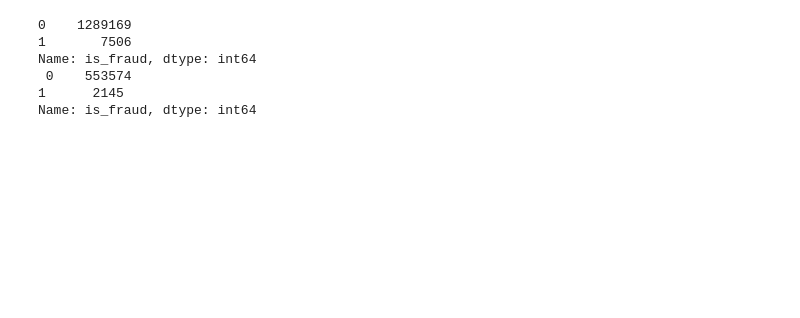
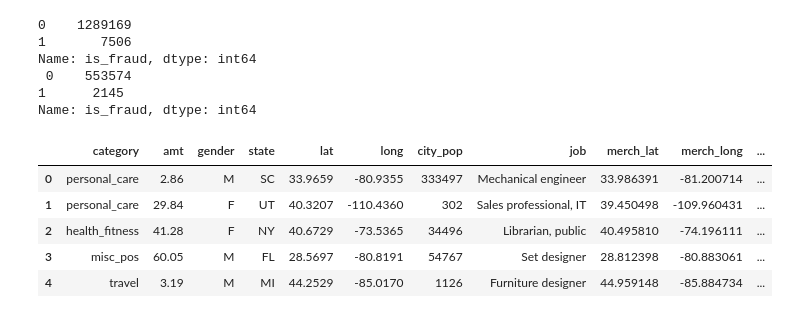
Before and after one commit to Arushi04/Predicting-Credit-Card-Fraudulent-Transactions, a Jupyter notebook: Part1-EDA_and_Feature_Engineering.ipynb, the cells around one changed output. Cells and saved outputs as stored; diff of their text form; code cells hidden in the pictures; blank space fills up the shorter version.

Commit message:
updating feature engineering

```diff
--- a/Part1-EDA_and_Feature_Engineering.ipynb
+++ b/Part1-EDA_and_Feature_Engineering.ipynb
@@ -291,6 +330,15 @@ Name: is_fraud, dtype: int64
  0    553574
 1      2145
 Name: is_fraud, dtype: int64
+# %%
+X_test.head()
+# %% [output]
+|  | category | amt | gender | state | lat | long | city_pop | job | merch_lat | merch_long | ... |
+| 0 | personal_care | 2.86 | M | SC | 33.9659 | -80.9355 | 333497 | Mechanical engineer | 33.986391 | -81.200714 | ... |
+| 1 | personal_care | 29.84 | F | UT | 40.3207 | -110.4360 | 302 | Sales professional, IT | 39.450498 | -109.960431 | ... |
+| 2 | health_fitness | 41.28 | F | NY | 40.6729 | -73.5365 | 34496 | Librarian, public | 40.495810 | -74.196111 | ... |
+| 3 | misc_pos | 60.05 | M | FL | 28.5697 | -80.8191 | 54767 | Set designer | 28.812398 | -80.883061 | ... |
+| 4 | travel | 3.19 | M | MI | 44.2529 | -85.0170 | 1126 | Furniture designer | 44.959148 | -85.884734 | ... |
 # %%
 # Save the data to csv files
 
```
Also changed, not shown: parts of 19 cells of this notebook, 1 other file.
